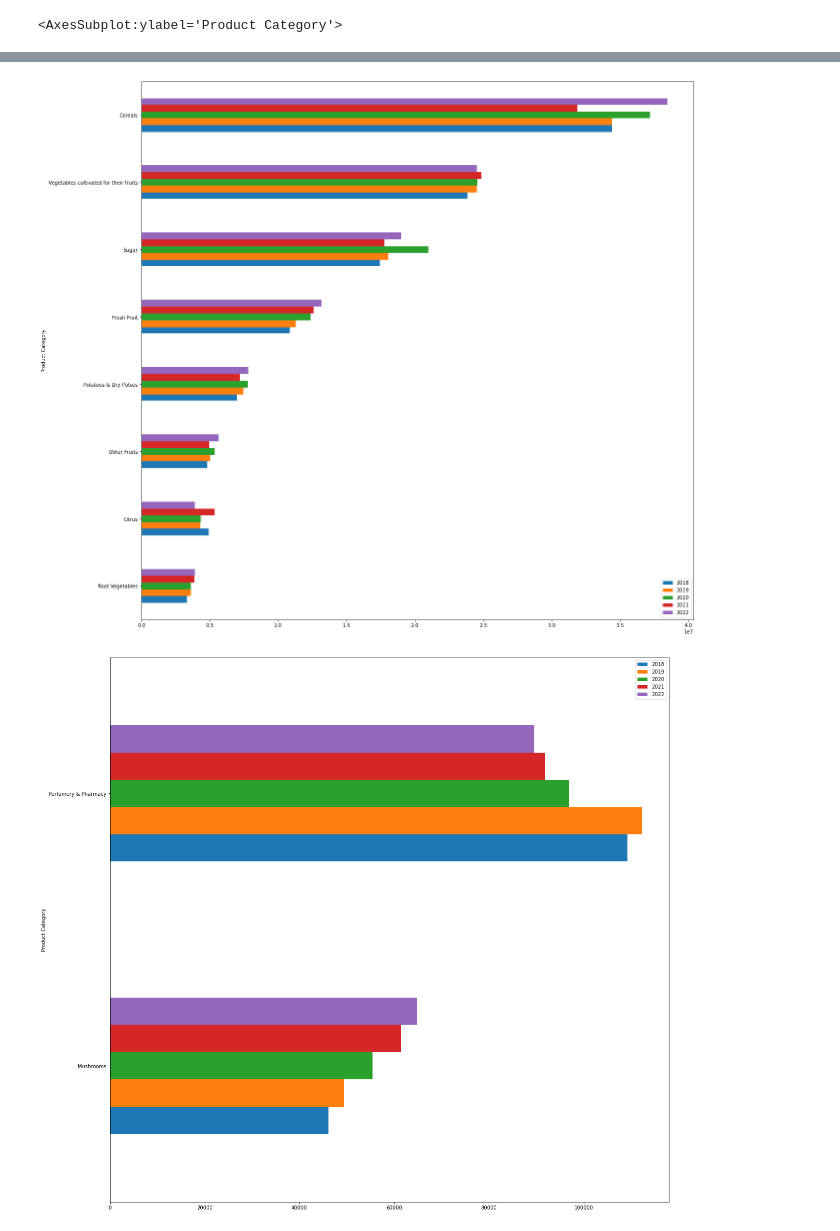
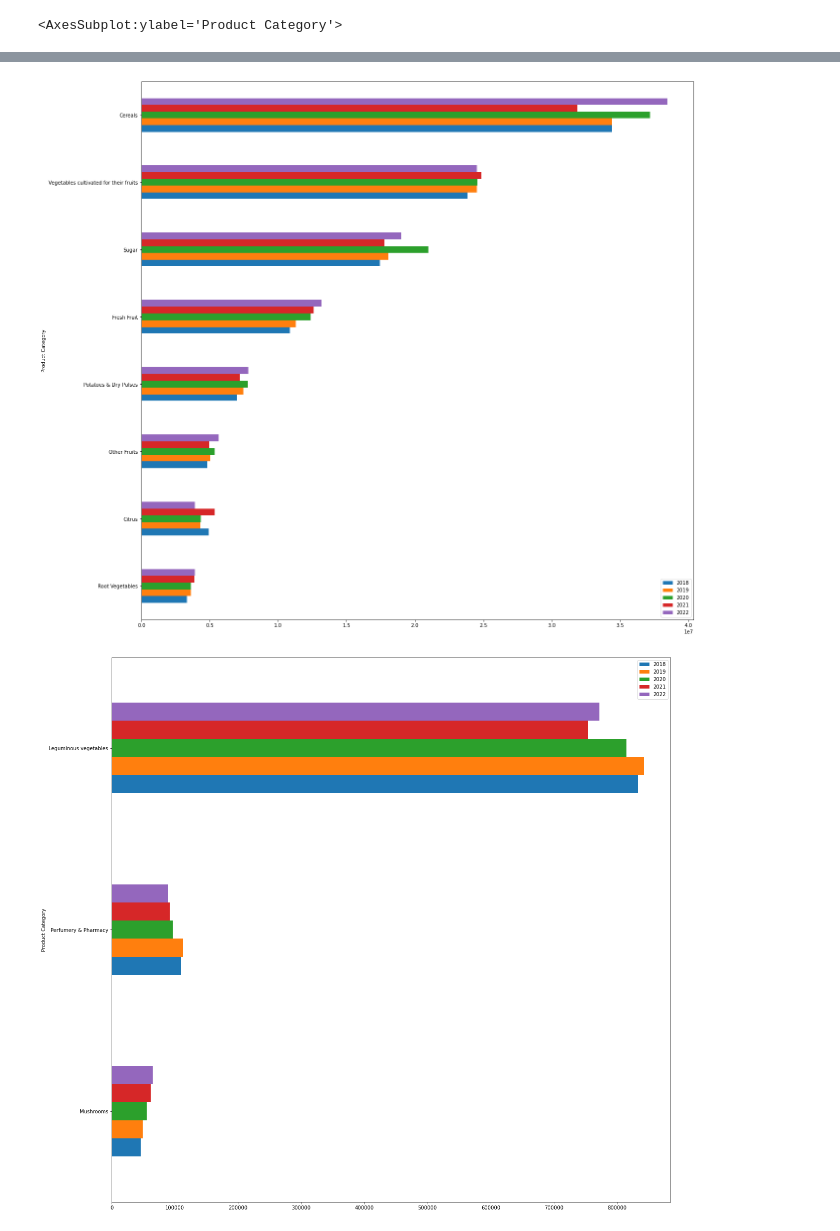
Before and after one commit to KurosJS/yzv211_project, a Jupyter notebook: edit.ipynb, the cells around one changed output, grey strips where cells are left out. Drawn from its saved outputs; the diff is of its cells as text; code cells hidden in the pictures.

```diff
--- a/edit.ipynb
+++ b/edit.ipynb
@@ -28,13 +36,13 @@ data.to_excel('all_data.xlsx', index=False)
 # %%
-#load data.xlsx
-import seaborn as sns
+
 df = pd.read_excel('data.xlsx')
 ## all the numerical data is in Tonnes
 df.head()
 #group the data by product category, sort it and plot horizontal bar chart
-df.groupby('Product Category').sum().sort_values(by=2020).iloc[2:-8].plot(kind='barh', figsize=(20,20))
+#change x label
+df.groupby('Product Category').sum().sort_values(by=2020).iloc[3:-8].plot(kind='barh', figsize=(20,20), ylabel='Tonnes')
 #plot the last 6 rows of the data on a different chart
-df.groupby('Product Category').sum().sort_values(by=2020).iloc[-8:].plot(kind='barh', figsize=(20,20))
-df.groupby('Product Category').sum().sort_values(by=2020).iloc[0:2].plot(kind='barh', figsize=(20,20))
+df.groupby('Product Category').sum().sort_values(by=2020).iloc[-8:].plot(kind='barh', figsize=(20,20), ylabel='Tonnes')
+df.groupby('Product Category').sum().sort_values(by=2020).iloc[0:3].plot(kind='barh', figsize=(20,20), ylabel='Tonnes')
 # %% [output]
 <AxesSubplot:ylabel='Product Category'>
@@ -42,2 +50,2 @@ df.groupby('Product Category').sum().sort_values(by=2020).iloc[0:2].plot(kind='b
 [figure]
-[figure, old version]
+[figure, new version]
```
Also changed, not shown: parts of 7 cells of this notebook, 6 other files.
